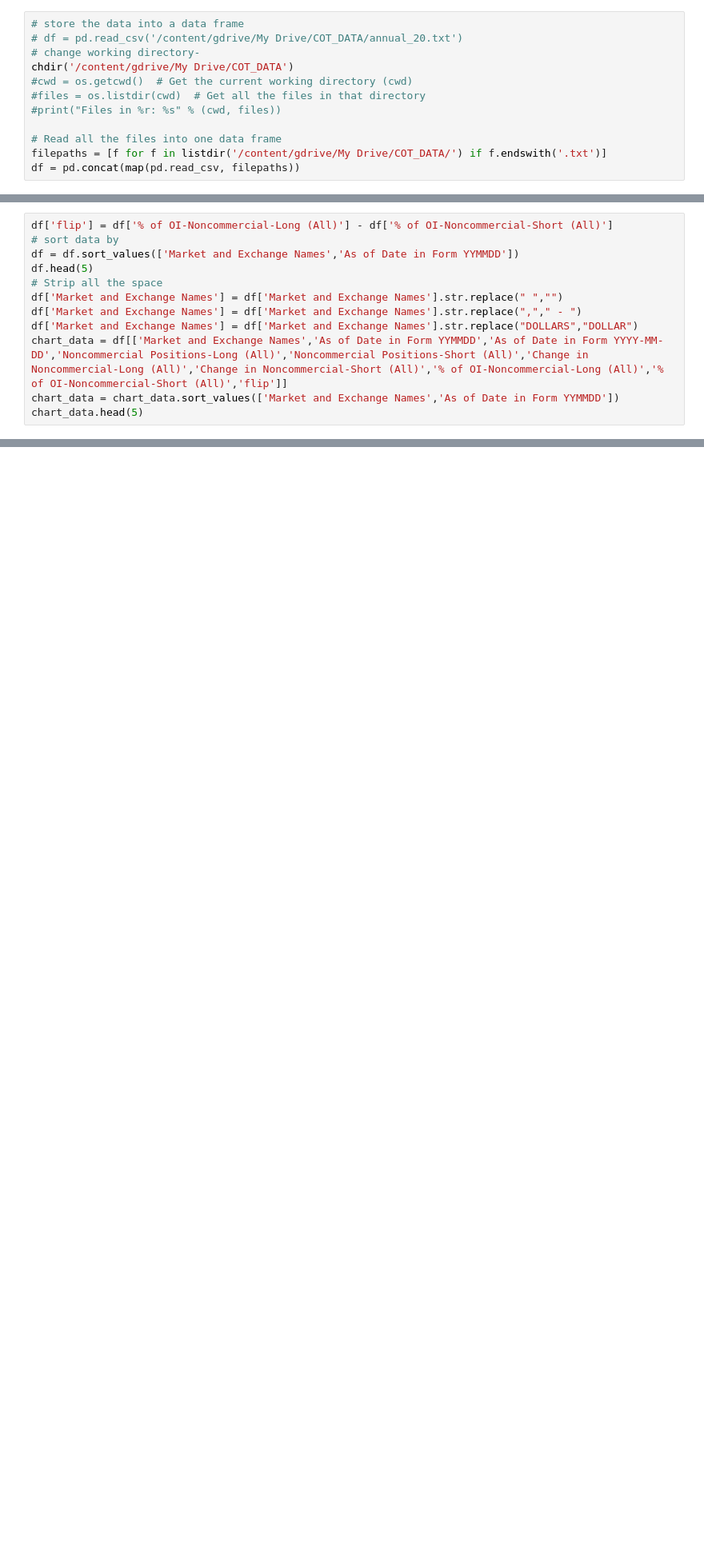
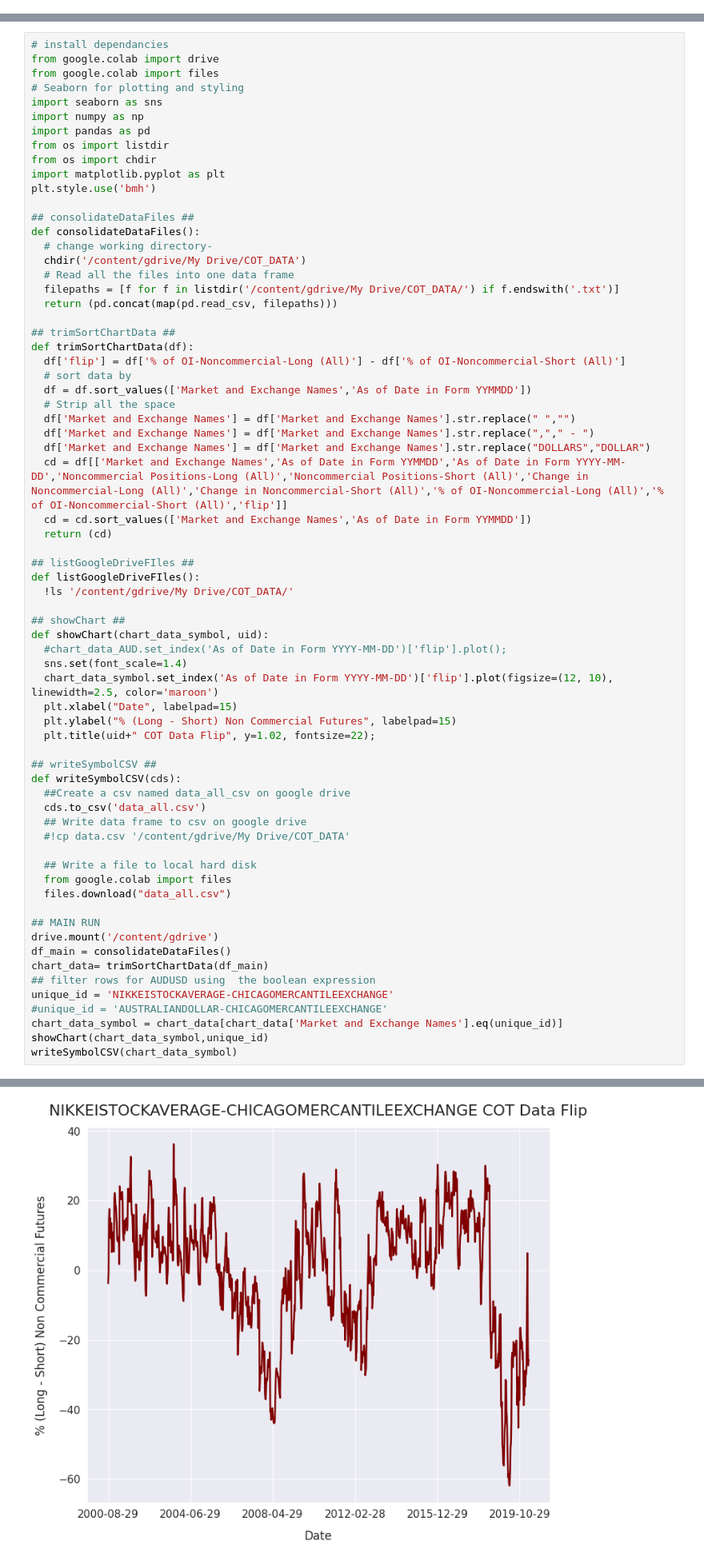
Before and after one commit to pipreaper/colabatory, a Jupyter notebook: chart.ipynb, the cells around one changed output, grey strips where cells are left out. Shown at 80% size. Drawn from its saved outputs; the diff is of its cells as text; blank space fills up the shorter version.

```diff
--- a/chart.ipynb
+++ b/chart.ipynb
@@ -25,12 +0,0 @@ annual_13.txt  annual_18.txt  annual_3.txt   annual_8.txt  Unique_data_all.csv
-# %%
-# store the data into a data frame
-# df = pd.read_csv('/content/gdrive/My Drive/COT_DATA/annual_20.txt')
-# change working directory-
-chdir('/content/gdrive/My Drive/COT_DATA')
-#cwd = os.getcwd()  # Get the current working directory (cwd)
-#files = os.listdir(cwd)  # Get all the files in that directory
-#print("Files in %r: %s" % (cwd, files))
-
-# Read all the files into one data frame
-filepaths = [f for f in listdir('/content/gdrive/My Drive/COT_DATA/') if f.endswith('.txt')]
-df = pd.concat(map(pd.read_csv, filepaths))
@@ -41,13 +3,69 @@ df.shape
 # %%
-df['flip'] = df['% of OI-Noncommercial-Long (All)'] - df['% of OI-Noncommercial-Short (All)']
-# sort data by
-df = df.sort_values(['Market and Exchange Names','As of Date in Form YYMMDD'])
-df.head(5)
-# Strip all the space
-df['Market and Exchange Names'] = df['Market and Exchange Names'].str.replace(" ","")
-df['Market and Exchange Names'] = df['Market and Exchange Names'].str.replace(","," - ")
-df['Market and Exchange Names'] = df['Market and Exchange Names'].str.replace("DOLLARS","DOLLAR")
-chart_data = df[['Market and Exchange Names','As of Date in Form YYMMDD','As of Date in Form YYYY-MM-DD','Noncommercial Positions-Long (All)','Noncommercial Positions-Short (All)','Change in Noncommercial-Long (All)','Change in Noncommercial-Short (All)','% of OI-Noncommercial-Long (All)','% of OI-Noncommercial-Short (All)','flip']]
-chart_data = chart_data.sort_values(['Market and Exchange Names','As of Date in Form YYMMDD'])
-chart_data.head(5)
+# install dependancies
+from google.colab import drive
+from google.colab import files
+# Seaborn for plotting and styling
+import seaborn as sns
+import numpy as np
+import pandas as pd
+from os import listdir
+from os import chdir
+import matplotlib.pyplot as plt
+plt.style.use('bmh')
+
+## consolidateDataFiles ##
+def consolidateDataFiles():
+  # change working directory-
+  chdir('/content/gdrive/My Drive/COT_DATA')
+  # Read all the files into one data frame
+  filepaths = [f for f in listdir('/content/gdrive/My Drive/COT_DATA/') if f.endswith('.txt')]
+  return (pd.concat(map(pd.read_csv, filepaths)))
+
+## trimSortChartData ##
+def trimSortChartData(df):
+  df['flip'] = df['% of OI-Noncommercial-Long (All)'] - df['% of OI-Noncommercial-Short (All)']
+  # sort data by
+  df = df.sort_values(['Market and Exchange Names','As of Date in Form YYMMDD'])
+  # Strip all the space
+  df['Market and Exchange Names'] = df['Market and Exchange Names'].str.replace(" ","")
+  df['Market and Exchange Names'] = df['Market and Exchange Names'].str.replace(","," - ")
+  df['Market and Exchange Names'] = df['Market and Exchange Names'].str.replace("DOLLARS","DOLLAR")
+  cd = df[['Market and Exchange Names','As of Date in Form YYMMDD','As of Date in Form YYYY-MM-DD','Noncommercial Positions-Long (All)','Noncommercial Positions-Short (All)','Change in Noncommercial-Long (All)','Change in Noncommercial-Short (All)','% of OI-Noncommercial-Long (All)','% of OI-Noncommercial-Short (All)','flip']]
+  cd = cd.sort_values(['Market and Exchange Names','As of Date in Form YYMMDD'])
+  return (cd)
+
+## listGoogleDriveFIles ##
+def listGoogleDriveFIles():
+  !ls '/content/gdrive/My Drive/COT_DATA/'
+
+## showChart ##
+def showChart(chart_data_symbol, uid):
+  #chart_data_AUD.set_index('As of Date in Form YYYY-MM-DD')['flip'].plot();
+  sns.set(font_scale=1.4)
+  chart_data_symbol.set_index('As of Date in Form YYYY-MM-DD')['flip'].plot(figsize=(12, 10), linewidth=2.5, color='maroon')
+  plt.xlabel("Date", labelpad=15)
+  plt.ylabel("% (Long - Short) Non Commercial Futures", labelpad=15)
+  plt.title(uid+" COT Data Flip", y=1.02, fontsize=22);
+
+## writeSymbolCSV ##
+def writeSymbolCSV(cds):
+  ##Create a csv named data_all_csv on google drive
+  cds.to_csv('data_all.csv')
+  ## Write data frame to csv on google drive
+  #!cp data.csv '/content/gdrive/My Drive/COT_DATA'
+
+  ## Write a file to local hard disk
+  from google.colab import files
+  files.download("data_all.csv")
+
+## MAIN RUN
+drive.mount('/content/gdrive')
+df_main = consolidateDataFiles()
+chart_data= trimSortChartData(df_main)
+## filter rows for AUDUSD using  the boolean expression
+unique_id = 'NIKKEISTOCKAVERAGE-CHICAGOMERCANTILEEXCHANGE'
+#unique_id = 'AUSTRALIANDOLLAR-CHICAGOMERCANTILEEXCHANGE'
+chart_data_symbol = chart_data[chart_data['Market and Exchange Names'].eq(unique_id)]
+showChart(chart_data_symbol,unique_id)
+writeSymbolCSV(chart_data_symbol)
 # %% [output]
@@ -59,0 +73 @@ chart_data.head(5)
+[figure, added]
```
Also changed, not shown: parts of 8 cells of this notebook.
